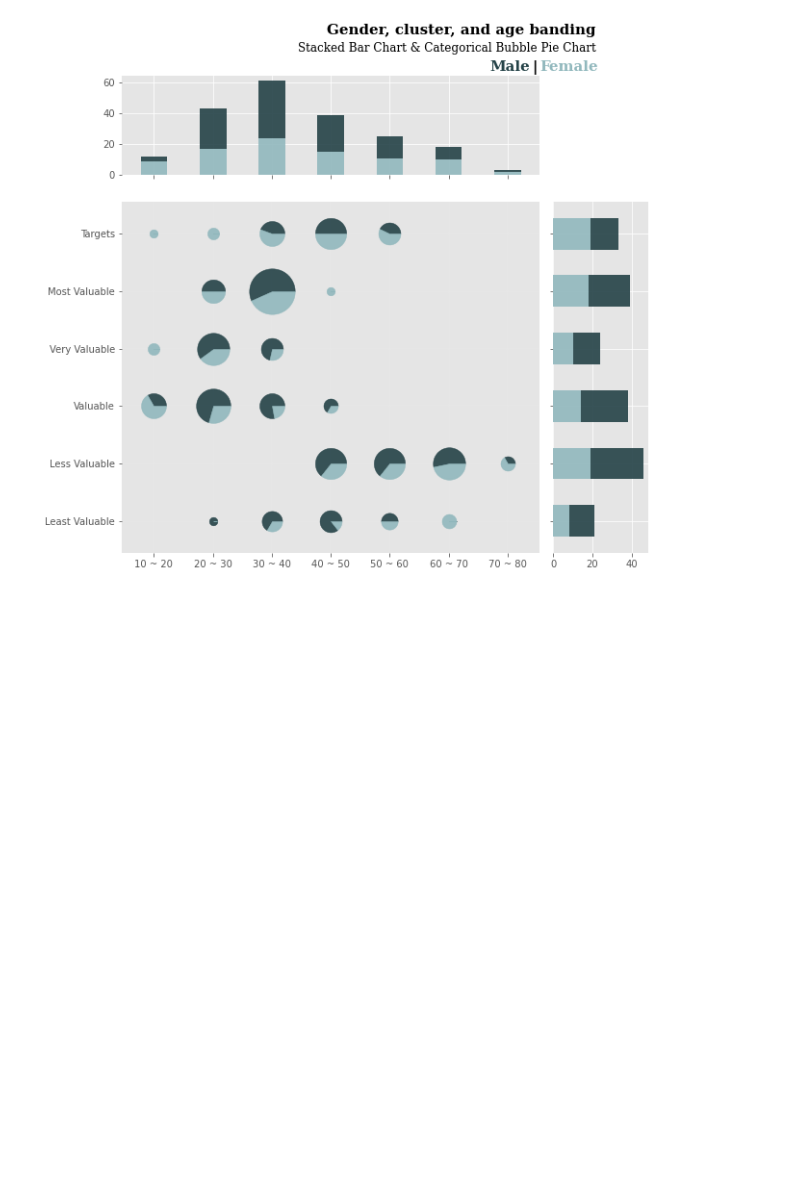
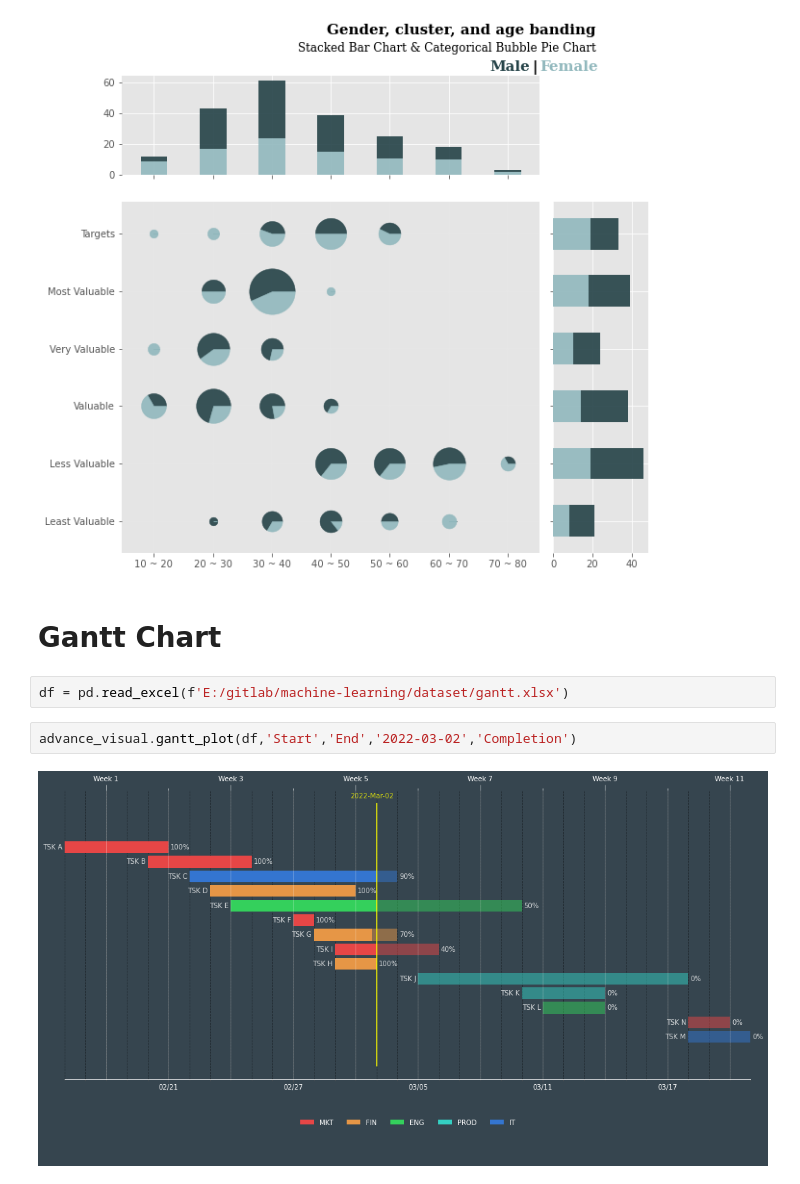
Before and after one commit to imanursar/Machine-Learning-Notes, a Jupyter notebook: Custom Function/Advance Visual Function.ipynb, the cells around one changed output. Saved outputs shown, nothing was run; the diff lists cells and outputs as text; blank space fills up the shorter version.

```diff
--- a/Custom Function/Advance Visual Function.ipynb
+++ b/Custom Function/Advance Visual Function.ipynb
@@ -524,3 +552,11 @@ advance_visual.cluster_cat_plot(df,'Cluster_Label',['Gender','age_band'],
                  cluster_label,cat_label)
 # %% [output]
 [figure]
+# %% [markdown]
+# Gantt Chart
+# %%
+df = pd.read_excel(f'E:/gitlab/machine-learning/dataset/gantt.xlsx')
+# %%
+advance_visual.gantt_plot(df,'Start','End','2022-03-02','Completion')
+# %% [output]
+[figure, added]
```
Also changed, not shown: parts of 18 cells of this notebook.
